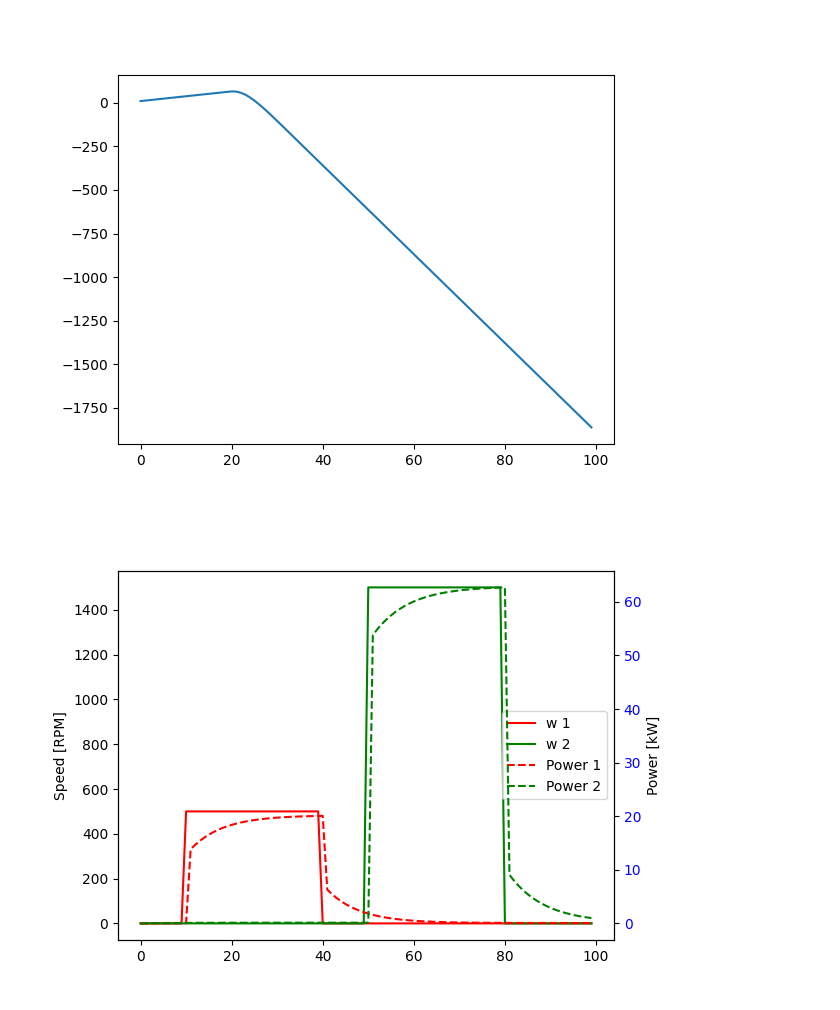
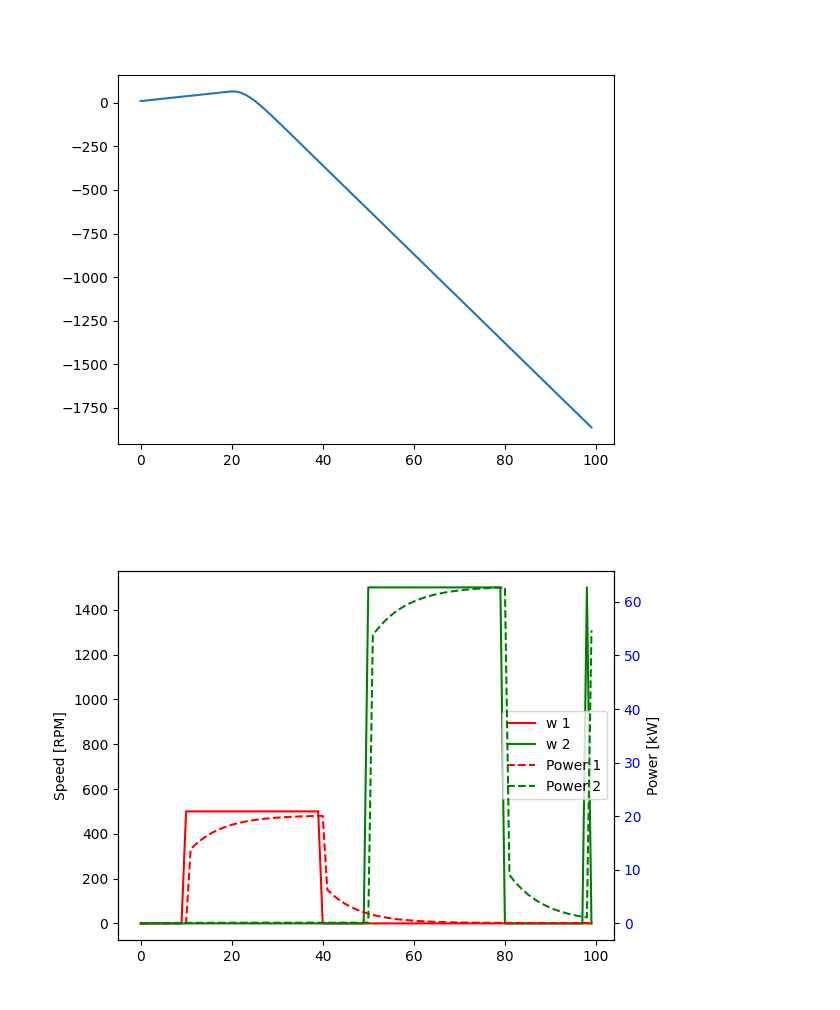
Before and after one commit to MPILC-Course/edge_mpc, a Jupyter notebook: test_arx.ipynb, the cells around one changed output. Drawn from its saved outputs; the diff is of its cells as text; code cells hidden in the pictures.

```diff
--- a/test_arx.ipynb
+++ b/test_arx.ipynb
@@ -85,31 +85,32 @@ plt.show()
 # %%
 from src.opti_ARX_model import ARXModel
 
 P = np.zeros((2,N))
 w = np.zeros((2,N))
 w[0,10:40] = 500
 w[1,50:80] = 1500
+w[1,-2:-1] = 1500
 
 ARX_power = ARXModel(A_power,B_power,C_power,np.zeros(2),np.zeros(4))
 # ARX_power.update_state([0, 1, 0, 1])
 
 for t in range(0, N):
-    P_t = ARX_power.update_state(ca.vcat([w[:,t-1],w[:,t-2]]))
+    P_t = ARX_power.update_state(w[:,t])
     P[:,t] = np.reshape(P_t,(2,))
 
 plt.figure()
 ax1 = plt.subplot(1,1,1)
 plt.plot(w[0,:],"r",label='w 1')
 plt.plot(w[1,:],"g",label='w 2')
 plt.ylabel('Speed [RPM]')
 ax12 = ax1.twinx()
 ax12.plot(P[0,:],"r--",label='Power 1')
 ax12.plot(P[1,:],"g--",label='Power 2')
 ax12.set_ylabel('Power [kW]')
 ax12.tick_params(axis ='y', labelcolor = 'blue')
 h1, l1 = ax1.get_legend_handles_labels()
 h12, l12 = ax12.get_legend_handles_labels()
 ax1.legend(h1+h12, l1+l12, loc=5)
 plt.show()
 # %% [output]
-[figure, old version]
+[figure, new version]
```
Also changed, not shown: 3 other files.
